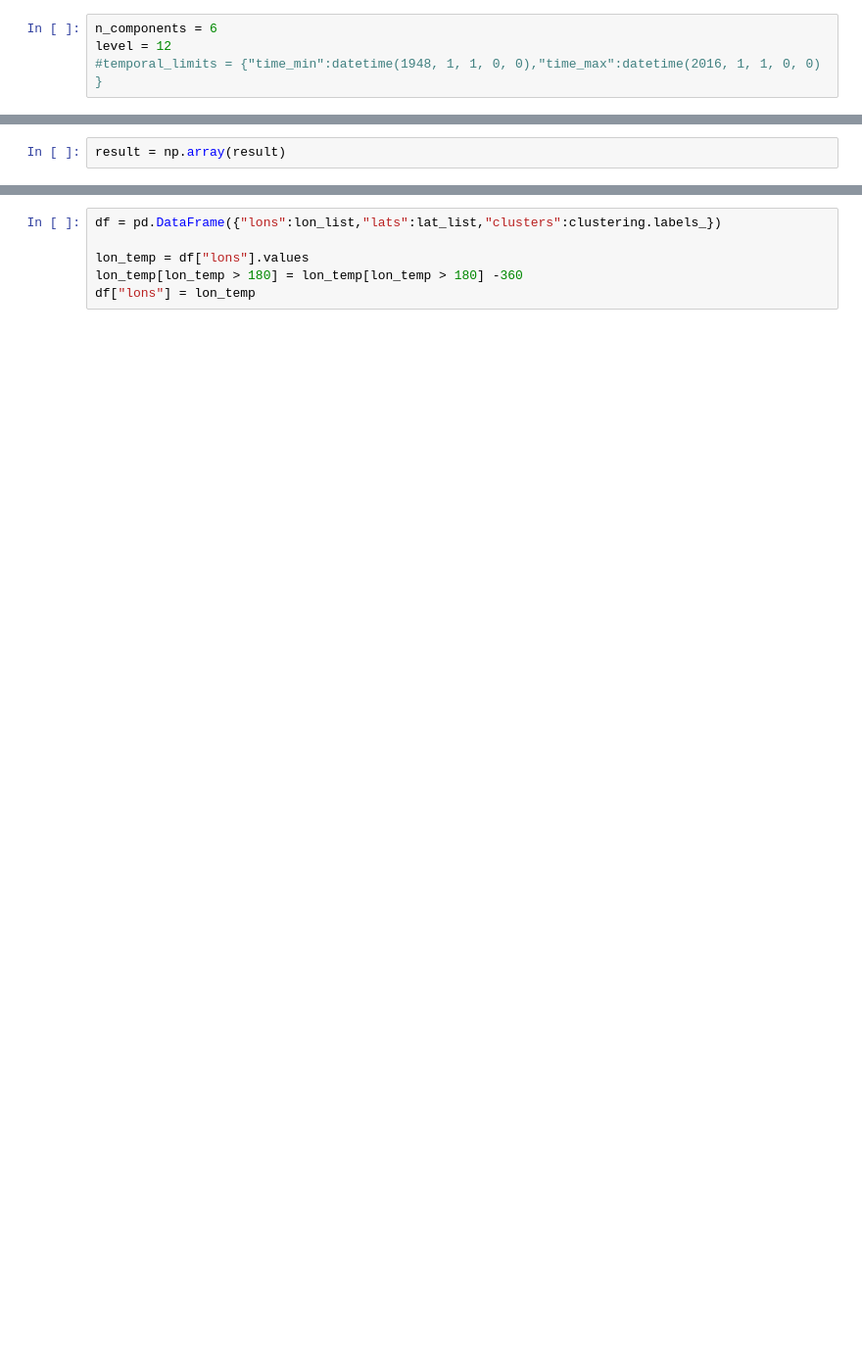
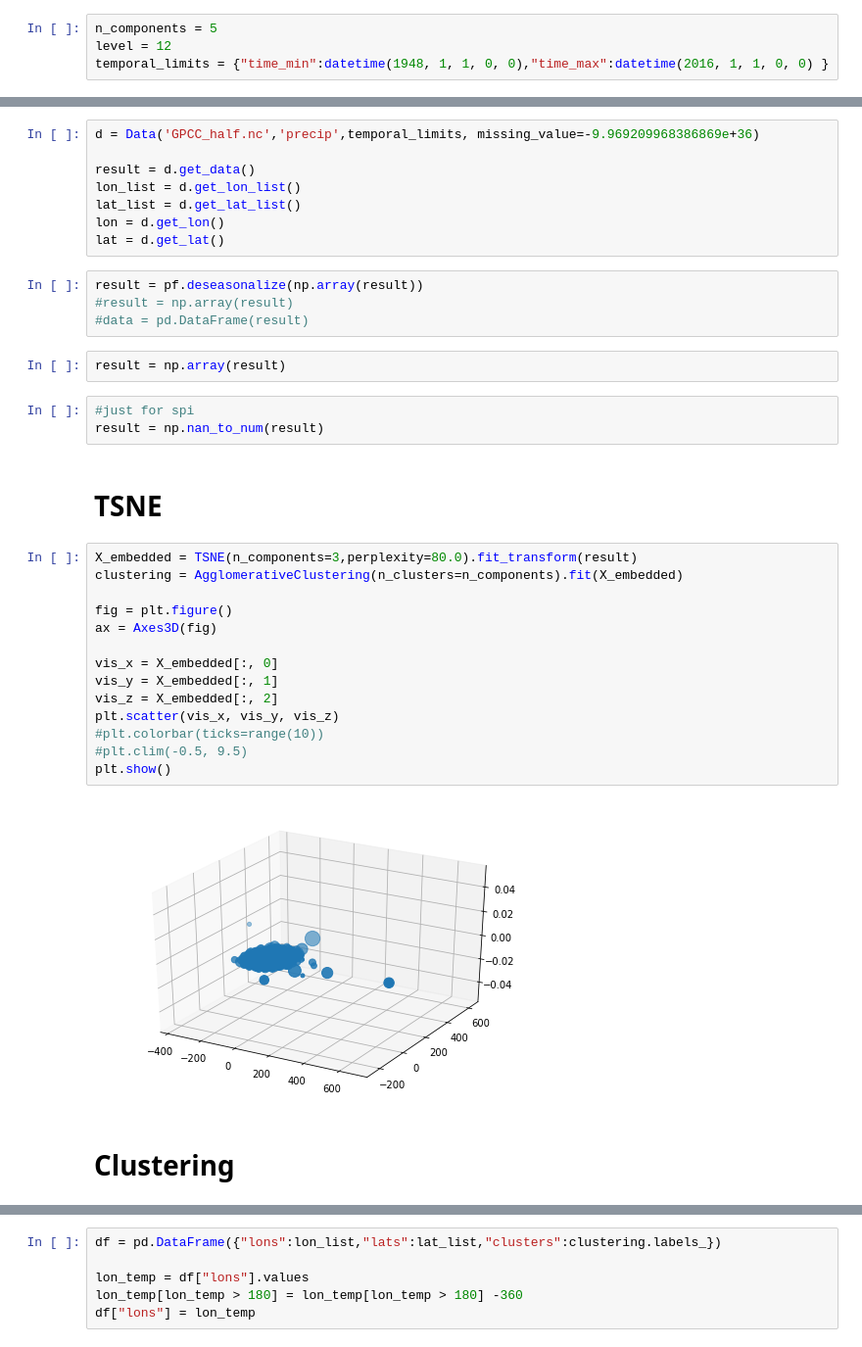
Before and after one commit to alchemist5617/Climate-Network, a Jupyter notebook: causality/Clustering and TSNE.ipynb, the cells around one changed output, grey strips where cells are left out. Shown at 98% size. Saved outputs shown, nothing was run; the diff lists cells and outputs as text; blank space fills up the shorter version.

```diff
--- a/causality/Clustering and TSNE.ipynb
+++ b/causality/Clustering and TSNE.ipynb
@@ -53,7 +77,7 @@ def phase_averaging(data,freq = 12):
 # %%
-n_components = 6
+n_components = 5
 level = 12
-#temporal_limits = {"time_min":datetime(1948, 1, 1, 0, 0),"time_max":datetime(2016, 1, 1, 0, 0) }
+temporal_limits = {"time_min":datetime(1948, 1, 1, 0, 0),"time_max":datetime(2016, 1, 1, 0, 0) }
 # %%
 data = np.load('data.npy')
 lat = np.load('lat.npy')
@@ -75,2 +117,37 @@ for i in range(data.shape[0]):
+# %%
+d = Data('GPCC_half.nc','precip',temporal_limits, missing_value=-9.969209968386869e+36)
+
+result = d.get_data()
+lon_list = d.get_lon_list()
+lat_list = d.get_lat_list()
+lon = d.get_lon()
+lat = d.get_lat()
+# %%
+result = pf.deseasonalize(np.array(result))
+#result = np.array(result)
+#data = pd.DataFrame(result)
 # %%
 result = np.array(result)
+# %%
+#just for spi
+result = np.nan_to_num(result)
+# %% [markdown]
+# TSNE
+# %%
+X_embedded = TSNE(n_components=3,perplexity=80.0).fit_transform(result)
+clustering = AgglomerativeClustering(n_clusters=n_components).fit(X_embedded)
+
+fig = plt.figure()
+ax = Axes3D(fig)
+
+vis_x = X_embedded[:, 0]
+vis_y = X_embedded[:, 1]
+vis_z = X_embedded[:, 2]
+plt.scatter(vis_x, vis_y, vis_z)
+#plt.colorbar(ticks=range(10))
+#plt.clim(-0.5, 9.5)
+plt.show()
+# %% [output]
+[figure, added]
+# %% [markdown]
+# Clustering
```
Also changed, not shown: parts of 67 cells of this notebook.
